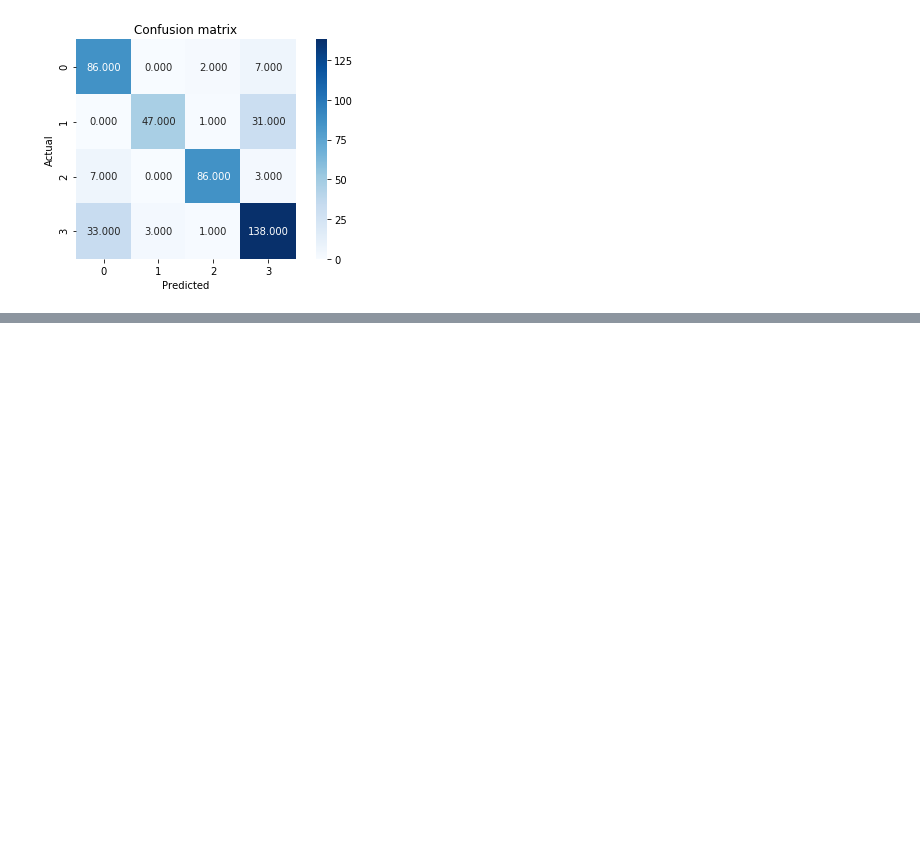
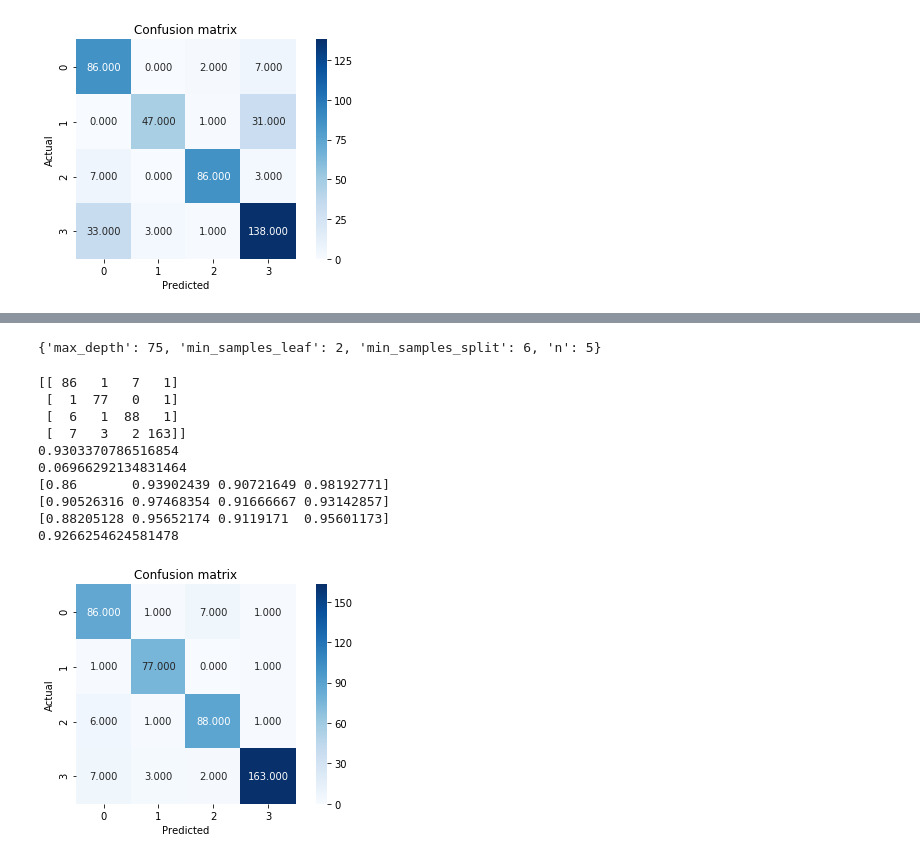
Before and after one commit to kalyankumarp/News_Articles_Categorisation, a Jupyter notebook: News_Articles.ipynb, the cells around one changed output, grey strips where cells are left out. Saved outputs shown, nothing was run; the diff lists cells and outputs as text; code cells hidden in the pictures; blank space fills up the shorter version.

```diff
--- a/News_Articles.ipynb
+++ b/News_Articles.ipynb
@@ -549,7 +565,7 @@ def objective_func(args):
 
     clf.fit(x_lda,y_train.values.ravel())
     y_pred = clf.predict(x_vallda)
-    f1 = -(f1_score(y_pred,y_val,  average='macro', labels=np.unique(y_pred)))
+    f1 = -(f1_score(y_pred,y_val,  average='macro'))
     return f1
 space = {'n_estimators': hp.choice('n_estimators', np.arange(200, 1001, step =1)),
          'max_depth': hp.choice('max_depth', np.arange(20,101, step =1)),
@@ -661,0 +678,74 @@ print(metrics.f1_score(y_test, y_pred, average = 'macro', labels=np.unique(y_pre
+# %%
+# With PCA, Bayesian Optimization, and Decision Tree
+
+def objective_func(args):
+    max_depth = args['max_depth']
+    min_samples_split = args['min_samples_split']
+    min_samples_leaf = args['min_samples_leaf']
+    pca = PCA(n_components=args['n'])
+    x_pca = pca.fit_transform(x_train)
+    x_valpca = pca.transform(x_val)
+    x_testpca = pca.transform(x_test)
+
+    clf = DecisionTreeClassifier(max_depth = max_depth, min_samples_leaf=min_samples_leaf, min_samples_split=min_samples_split)
+
+    clf.fit(x_pca,y_train.values.ravel())
+    y_pred = clf.predict(x_valpca)
+    f1 = -(f1_score(y_pred,y_val,  average='macro'))
+    return f1
+space = {
+         'max_depth': hp.choice('max_depth', np.arange(20,101, step =1)),
+#         'criterion': hp.choice('criterion',['gini', 'entropy']),
+#         'max_features': hp.choice('max_features', ['auto', 'sqrt']),
+        'min_samples_split': hp.choice('min_samples_split', np.arange(2,12, step =1)),
+         'min_samples_leaf' : hp.choice('min_samples_leaf',np.arange(1,12, step =1)),
+        'n': hp.choice('n', np.arange(3,20, step =1))}
+
+
+
+best_classifier = fmin(objective_func, space, algo=tpe.suggest, max_evals=100)
+print(best_classifier)
+# %% [output]
+{'max_depth': 75, 'min_samples_leaf': 2, 'min_samples_split': 6, 'n': 5}
+# %%
+pca = PCA(n_components=best_classifier['n'])
+x_pca = pca.fit_transform(x_train)
+x_valpca = pca.transform(x_val)
+x_testpca = pca.transform(x_test)
+
+c = lambda a: 1 if a == 0 else a
+d = lambda a: 2 if a<= 1 else a
+bh = DecisionTreeClassifier(max_depth = c(best_classifier['max_depth']), min_samples_leaf=c(best_classifier['min_samples_leaf']), min_samples_split=d(best_classifier['min_samples_split']))
+bh.fit(x_pca,y_train.values.ravel())
+y_pred = bh.predict(x_testpca)
+
+# Compute confusion matrix
+conf_matrix = metrics.confusion_matrix(y_test, y_pred)
+print(conf_matrix)
+
+# Plot confusion matrix
+sns.heatmap(conf_matrix, annot = True, fmt = ".3f", square = True, cmap = plt.cm.Blues)
+plt.ylabel('Actual')
+plt.xlabel('Predicted')
+plt.title('Confusion matrix')
+plt.tight_layout()
+
+# Compute evaluation metrics
+print(metrics.accuracy_score(y_test, y_pred)) # accuracy
+print(1 - metrics.accuracy_score(y_test, y_pred)) # error
+print(metrics.precision_score(y_test, y_pred, average = None)) # precision
+print(metrics.recall_score(y_test, y_pred, average = None)) # recall
+print(metrics.f1_score(y_test, y_pred, average = None)) # F1 score
+print(metrics.f1_score(y_test, y_pred, average = 'macro')) # F1 score average
+# %% [output]
+[[ 86   1   7   1]
+ [  1  77   0   1]
+ [  6   1  88   1]
+ [  7   3   2 163]]
+0.9303370786516854
+0.06966292134831464
+[0.86       0.93902439 0.90721649 0.98192771]
+[0.90526316 0.97468354 0.91666667 0.93142857]
+[0.88205128 0.95652174 0.9119171  0.95601173]
+0.9266254624581478
+[figure, added]
```
Also changed, not shown: parts of 23 cells of this notebook, 1 other file.
